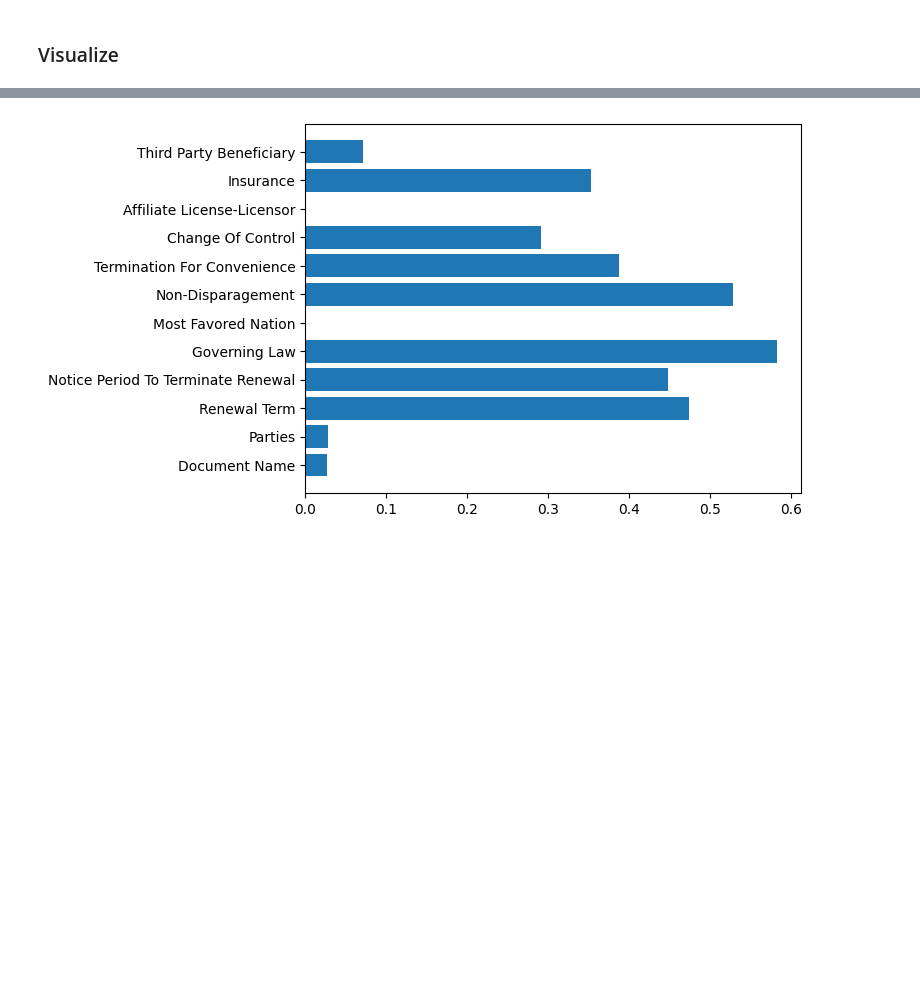
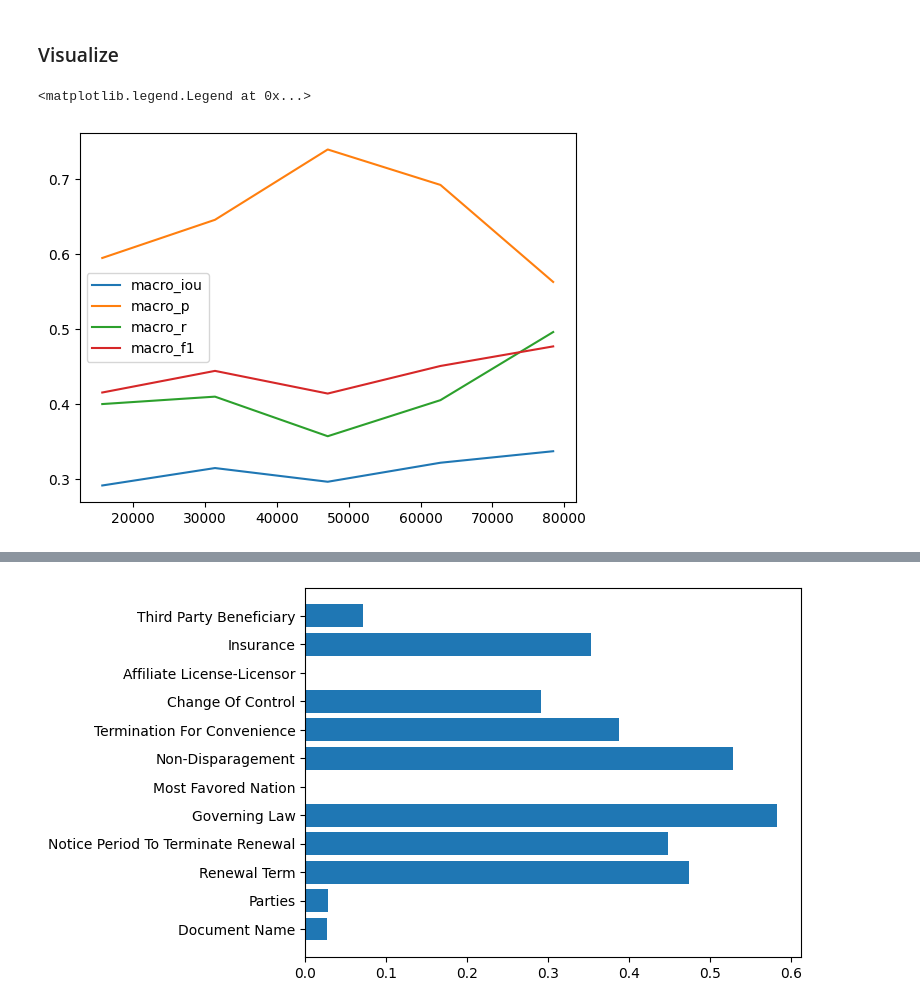
Before and after one commit to srhthu/ContClause, a Jupyter notebook: scripts/jupyter/get_metrics.ipynb, the cells around one changed output, grey strips where cells are left out. Cells and saved outputs as stored; diff of their text form; code cells hidden in the pictures; blank space fills up the shorter version.

```diff
--- a/scripts/jupyter/get_metrics.ipynb
+++ b/scripts/jupyter/get_metrics.ipynb
@@ -375,0 +87,7 @@ met_df
+# %%
+# Print runs to cal metric and to infer for ID
+run_man_id = RunManager(top_dir, is_ood = False)
+
+print(run_man_id.get_runs_to_cal_met())
+runs_to_infer_id = [k for k in run_man_id.get_runs_to_infer() if 'bos' not in k]
+print(runs_to_infer_id)
@@ -377,3 +191,13 @@ met_df
 ### Visualize
 # %%
 import matplotlib.pyplot as plt
+# %%
+steps, mets = run_man_id.get_run_metrics('runs/ood/llama3/seed42_tr29/pmt_01_all_lr1e-5_bs16_wd0.0')
+
+for mn in ['macro_iou', 'macro_p', 'macro_r', 'macro_f1']:
+# for mn in ['micro_iou', 'micro_p', 'micro_r']:
+    plt.plot(steps, mets[mn], label = mn)
+plt.legend()
+# %% [output]
+<matplotlib.legend.Legend at 0x...>
+[figure, added]
```
Also changed, not shown: parts of 46 cells of this notebook, 11 other files.
